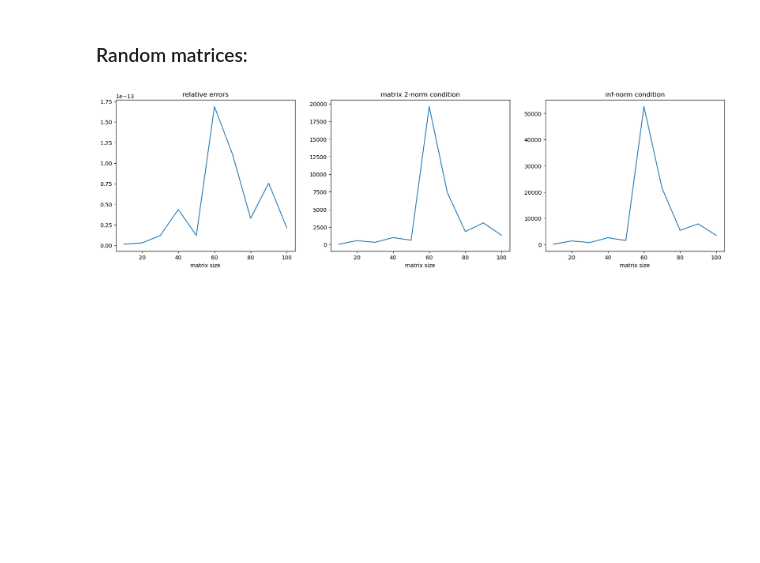
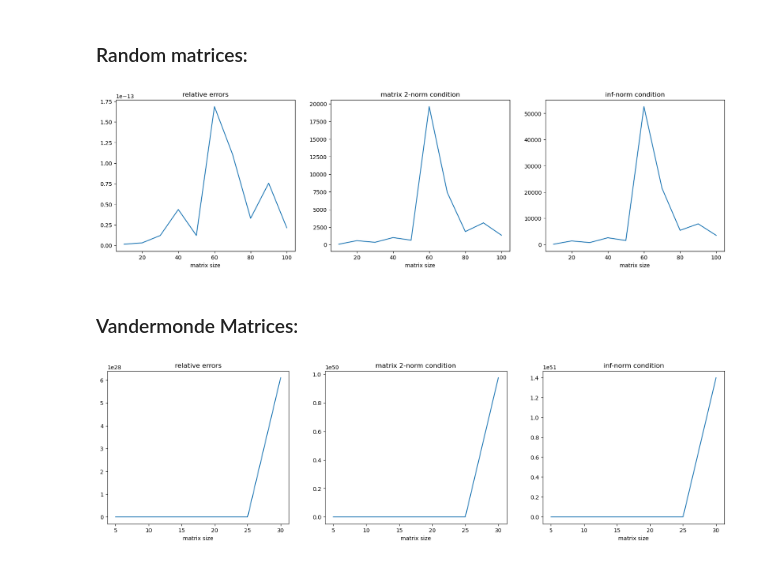
Before and after one commit to Rezashatery/linerar-algebra-and-matrices, a Jupyter notebook: linera-algebra.ipynb, the cells around one changed output. Drawn from its saved outputs; the diff is of its cells as text; code cells hidden in the pictures; blank space fills up the shorter version.

Commit message:
Vandermonde Matrices

```diff
--- a/linera-algebra.ipynb
+++ b/linera-algebra.ipynb
@@ -49,3 +49,40 @@ axes[2].set_xlabel("matrix size")
 plt.show()
 # %% [output]
 [figure]
+# %% [markdown]
+### Vandermonde Matrices:
+# %%
+size = np.linspace(5, 30, num = 6, dtype = np.int32)
+errs = []
+cond_nums = []
+for n in size:
+    x_true = np.ones((n,1), dtype = np.float64)
+    A= np.vander(np.linspace(1, n, n))
+    b = A @ x_true
+
+    norm_2 = np.linalg.cond(A)
+    norm_inf = np.linalg.cond(A, p = np.inf)
+    cond_nums.append((norm_2, norm_inf))
+
+    x_estimate = np.linalg.solve(A, b)
+    relative_err = np.linalg.norm(x_true - x_estimate)/np.linalg.norm(x_true)
+    errs.append(relative_err)
+
+fig, axes = plt.subplots(1,3, figsize = (20,5))
+axes[0].plot(size, errs)
+axes[0].set_title("relative errors")
+axes[0].set_xlabel("matrix size")
+# axes[0].set_yscale('log')
+
+axes[1].plot(size, [x[0] for x in cond_nums])
+axes[1].set_title("matrix 2-norm condition")
+axes[1].set_xlabel("matrix size")
+# axes[1].set_yscale('log')
+
+axes[2].plot(size, [x[1] for x in cond_nums])
+axes[2].set_title("inf-norm condition")
+axes[2].set_xlabel("matrix size")
+# axes[2].set_yscale('log')
+plt.show()
+# %% [output]
+[figure, added]
```
